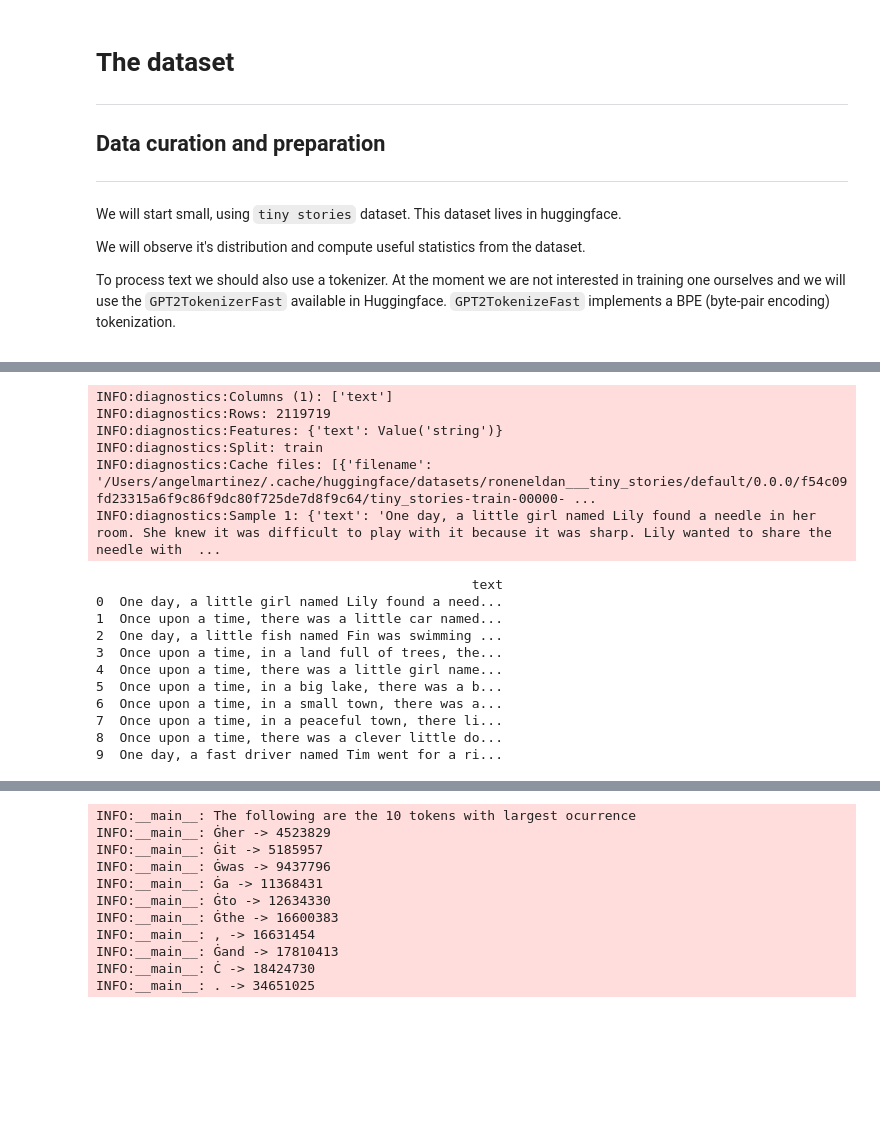
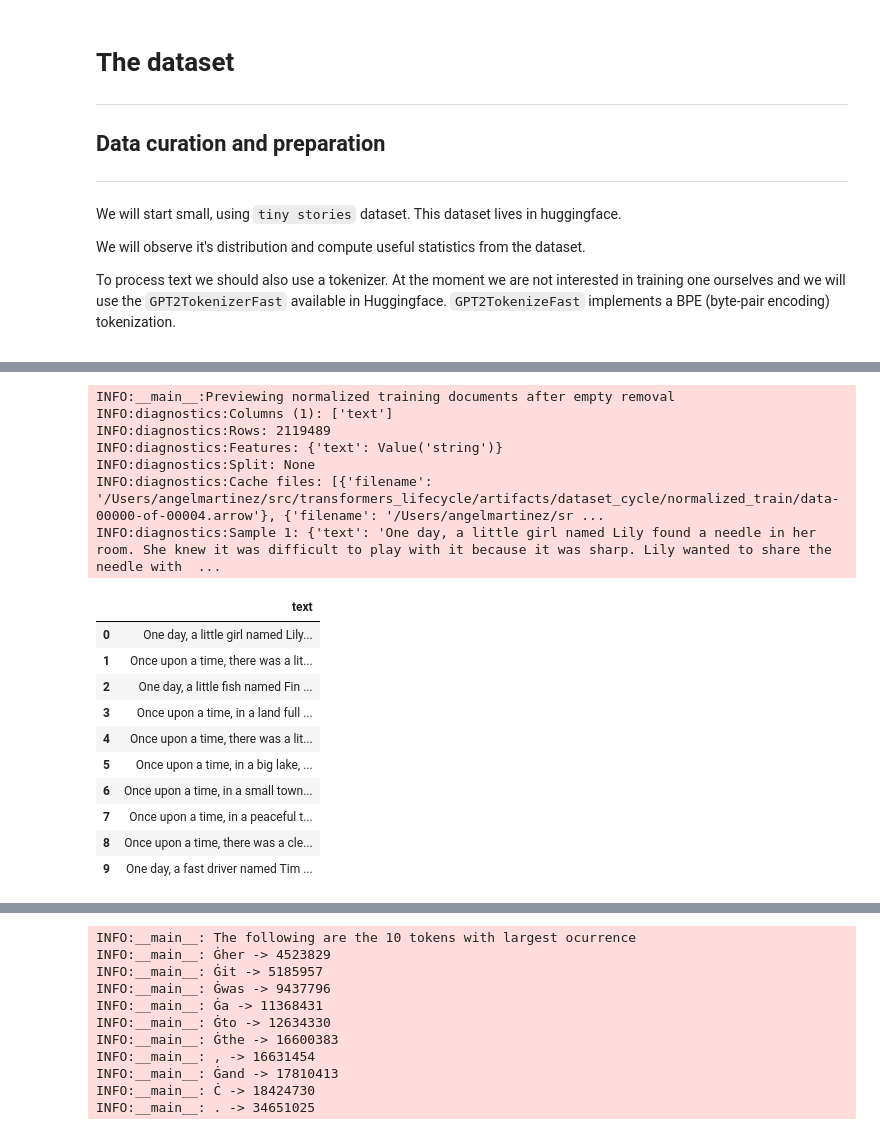
Before and after one commit to legan78/transformers_lifecycle, a Jupyter notebook: notebooks/dataset_cycle.ipynb, the cells around one changed output, grey strips where cells are left out. Saved outputs shown, nothing was run; the diff lists cells and outputs as text; code cells hidden in the pictures; blank space fills up the shorter version.

```diff
--- a/notebooks/dataset_cycle.ipynb
+++ b/notebooks/dataset_cycle.ipynb
@@ -135,22 +43,0 @@ Done!
-# %%
-# display dataset information and a few examples
-data_cycle.display_dataset_information(stories_train_dataset)
-print(stories_train_dataset.select(range(10)).to_pandas())
-# %% [output]
-INFO:diagnostics:Columns (1): ['text']
-INFO:diagnostics:Rows: 2119719
-INFO:diagnostics:Features: {'text': Value('string')}
-INFO:diagnostics:Split: train
-INFO:diagnostics:Cache files: [{'filename': '/Users/angelmartinez/.cache/huggingface/datasets/roneneldan___tiny_stories/default/0.0.0/f54c09fd23315a6f9c86f9dc80f725de7d8f9c64/tiny_stories-train-00000- ...
-INFO:diagnostics:Sample 1: {'text': 'One day, a little girl named Lily found a needle in her room. She knew it was difficult to play with it because it was sharp. Lily wanted to share the needle with  ...
-                                                text
-0  One day, a little girl named Lily found a need...
-1  Once upon a time, there was a little car named...
-2  One day, a little fish named Fin was swimming ...
-3  Once upon a time, in a land full of trees, the...
-4  Once upon a time, there was a little girl name...
-5  Once upon a time, in a big lake, there was a b...
-6  Once upon a time, in a small town, there was a...
-7  Once upon a time, in a peaceful town, there li...
-8  Once upon a time, there was a clever little do...
-9  One day, a fast driver named Tim went for a ri...
@@ -157,3 +140,31 @@ INFO:diagnostics:Sample 1: {'text': 'One day, a little girl named Lily found a n
+# %%
+# Load saved normalized, nonempty stories; no raw-dataset download is needed.
+stories_train_dataset = load_from_disk(str(artifacts_path / 'normalized_train'))
+stories_valid_dataset = load_from_disk(str(artifacts_path / 'normalized_validation'))
+# %%
+# Preview normalized training documents (these are not the raw source texts).
+_LOGGER.info('Previewing normalized training documents after empty removal')
+data_cycle.display_dataset_information(stories_train_dataset)
+display(stories_train_dataset.select(range(min(10, len(stories_train_dataset)))).to_pandas())
+# %% [output]
+INFO:__main__:Previewing normalized training documents after empty removal
+INFO:diagnostics:Columns (1): ['text']
+INFO:diagnostics:Rows: 2119489
+INFO:diagnostics:Features: {'text': Value('string')}
+INFO:diagnostics:Split: None
+INFO:diagnostics:Cache files: [{'filename': '/Users/angelmartinez/src/transformers_lifecycle/artifacts/dataset_cycle/normalized_train/data-00000-of-00004.arrow'}, {'filename': '/Users/angelmartinez/sr ...
+INFO:diagnostics:Sample 1: {'text': 'One day, a little girl named Lily found a needle in her room. She knew it was difficult to play with it because it was sharp. Lily wanted to share the needle with  ...
+|  | text |
+| 0 | One day, a little girl named Lily... |
+| 1 | Once upon a time, there was a lit... |
+| 2 | One day, a little fish named Fin ... |
+| 3 | Once upon a time, in a land full ... |
+| 4 | Once upon a time, there was a lit... |
+| 5 | Once upon a time, in a big lake, ... |
+| 6 | Once upon a time, in a small town... |
+| 7 | Once upon a time, in a peaceful t... |
+| 8 | Once upon a time, there was a cle... |
+| 9 | One day, a fast driver named Tim ... |
 # %% [markdown]
 
 <div style="max-width: 850px;">
```
Also changed, not shown: parts of 36 cells of this notebook.
